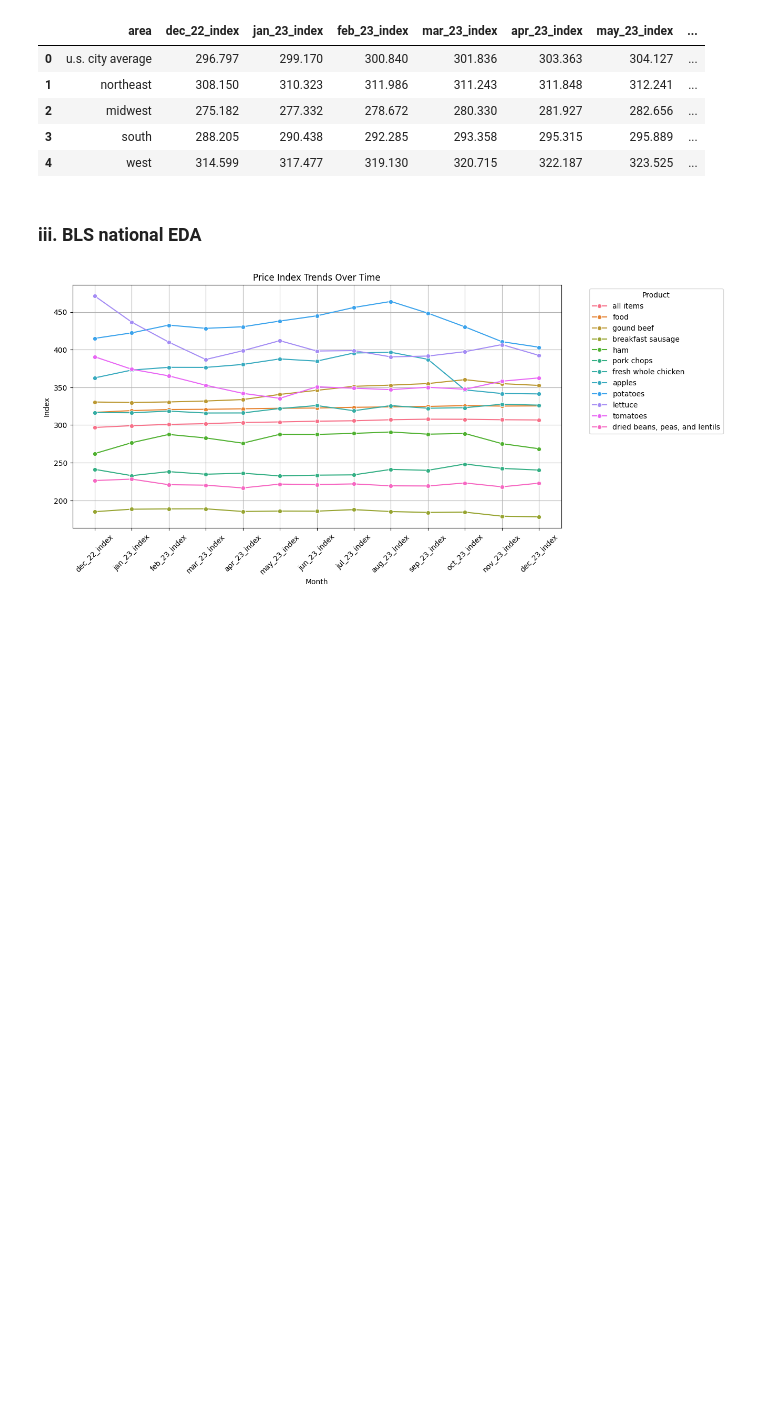
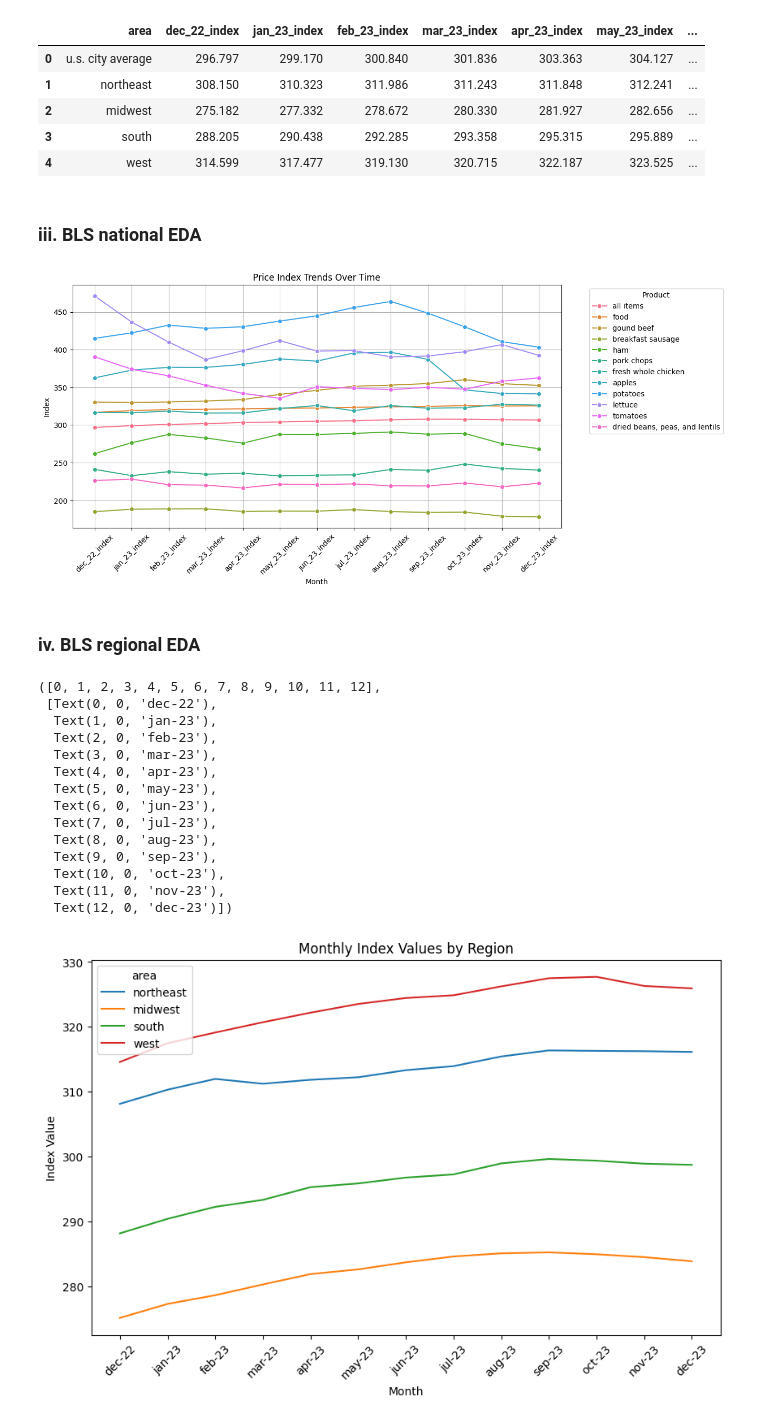
Before and after one commit to bradleytkay/Q1-2025-data-analysis-project-challenge, a Jupyter notebook: Q1-2025-step3-eda.ipynb, the cells around one changed output. Drawn from its saved outputs; the diff is of its cells as text; code cells hidden in the pictures; blank space fills up the shorter version.

Commit message:
Visualized regional inflation index cahnges over time

```diff
--- a/Q1-2025-step3-eda.ipynb
+++ b/Q1-2025-step3-eda.ipynb
@@ -643,3 +643,45 @@ plt.grid()
 plt.show()
 # %% [output]
 [figure]
+# %% [markdown]
+### iv. BLS regional EDA
+# %%
+# Visualize how each region's indexes changed oer time
+
+# Filter the data to only include the regions: Northeast, Midwest, South, West
+regions = ['northeast', 'midwest', 'south', 'west']
+df_filtered = blsreg_df[blsreg_df['area'].isin(regions)]
+
+# Remove the 'dec_22_dec_23_percent_change' column
+df_filtered = df_filtered.drop(columns=['dec_22_dec_23_percent_change'])
+
+# Melting the DataFrame
+df_melted = df_filtered.melt(id_vars=['area'], var_name='month', value_name='index_value')
+
+# Convert month to a more usable format (optional)
+df_melted['month'] = df_melted['month'].str.replace('_index', '').str.replace('_', '-')
+
+# Plotting using Seaborn
+plt.figure(figsize=(10, 6))
+sns.lineplot(data=df_melted, x='month', y='index_value', hue='area')
+
+plt.title('Monthly Index Values by Region')
+plt.xlabel('Month')
+plt.ylabel('Index Value')
+plt.xticks(rotation=45)
+# %% [output]
+([0, 1, 2, 3, 4, 5, 6, 7, 8, 9, 10, 11, 12],
+ [Text(0, 0, 'dec-22'),
+  Text(1, 0, 'jan-23'),
+  Text(2, 0, 'feb-23'),
+  Text(3, 0, 'mar-23'),
+  Text(4, 0, 'apr-23'),
+  Text(5, 0, 'may-23'),
+  Text(6, 0, 'jun-23'),
+  Text(7, 0, 'jul-23'),
+  Text(8, 0, 'aug-23'),
+  Text(9, 0, 'sep-23'),
+  Text(10, 0, 'oct-23'),
+  Text(11, 0, 'nov-23'),
+  Text(12, 0, 'dec-23')])
+[figure, added]
```
